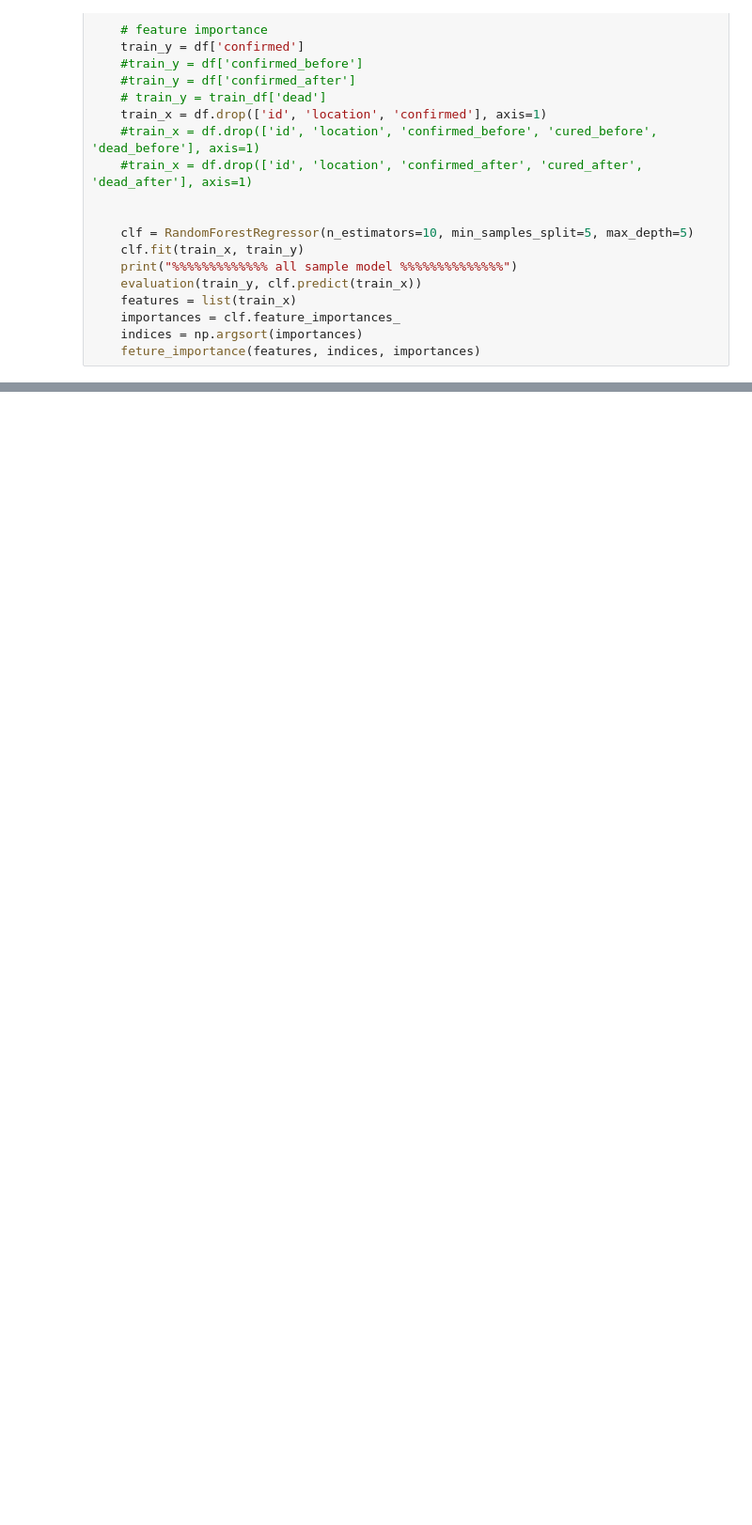
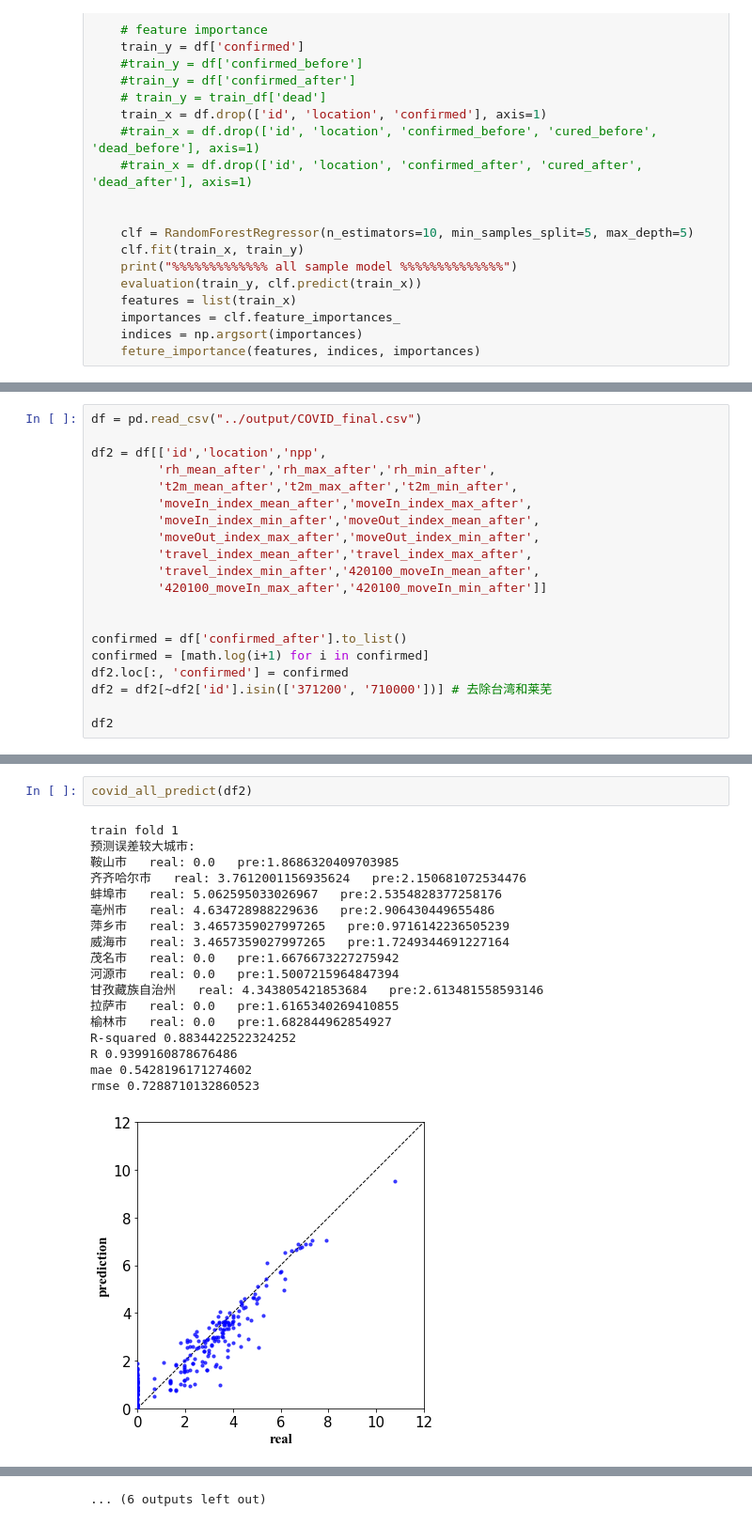
Before and after one commit to chuanchang/COVID-21, a Jupyter notebook: code/COVID_model.ipynb, the cells around one changed output, grey strips where cells are left out. Shown at 94% size. Saved outputs shown, nothing was run; the diff lists cells and outputs as text; blank space fills up the shorter version.

```diff
--- a/code/COVID_model.ipynb
+++ b/code/COVID_model.ipynb
@@ -525,0 +621,20 @@ rmse 1.0335806952549051
+# %%
+df = pd.read_csv("../output/COVID_final.csv")
+
+df2 = df[['id','location','npp',
+         'rh_mean_after','rh_max_after','rh_min_after',
+         't2m_mean_after','t2m_max_after','t2m_min_after',
+         'moveIn_index_mean_after','moveIn_index_max_after',
+         'moveIn_index_min_after','moveOut_index_mean_after',
+         'moveOut_index_max_after','moveOut_index_min_after',
+         'travel_index_mean_after','travel_index_max_after',
+         'travel_index_min_after','420100_moveIn_mean_after',
+         '420100_moveIn_max_after','420100_moveIn_min_after']]
+
+
+confirmed = df['confirmed_after'].to_list()
+confirmed = [math.log(i+1) for i in confirmed]
+df2.loc[:, 'confirmed'] = confirmed
+df2 = df2[~df2['id'].isin(['371200', '710000'])] # 去除台湾和莱芜
+
+df2
@@ -525,0 +665,21 @@ rmse 1.0335806952549051
+# %%
+covid_all_predict(df2)
+# %% [output]
+train fold 1
+预测误差较大城市:
+鞍山市   real: 0.0   pre:1.8686320409703985
+齐齐哈尔市   real: 3.7612001156935624   pre:2.150681072534476
+蚌埠市   real: 5.062595033026967   pre:2.5354828377258176
+亳州市   real: 4.634728988229636   pre:2.906430449655486
+萍乡市   real: 3.4657359027997265   pre:0.9716142236505239
+威海市   real: 3.4657359027997265   pre:1.7249344691227164
+茂名市   real: 0.0   pre:1.6676673227275942
+河源市   real: 0.0   pre:1.5007215964847394
+甘孜藏族自治州   real: 4.343805421853684   pre:2.613481558593146
+拉萨市   real: 0.0   pre:1.6165340269410855
+榆林市   real: 0.0   pre:1.682844962854927
+R-squared 0.8834422522324252
+R 0.9399160878676486
+mae 0.5428196171274602
+rmse 0.7288710132860523
+[figure, added]
@@ -525,0 +780 @@ rmse 1.0335806952549051
+... (6 outputs left out)
```
Also changed, not shown: parts of 8 cells of this notebook, 4 other files.
